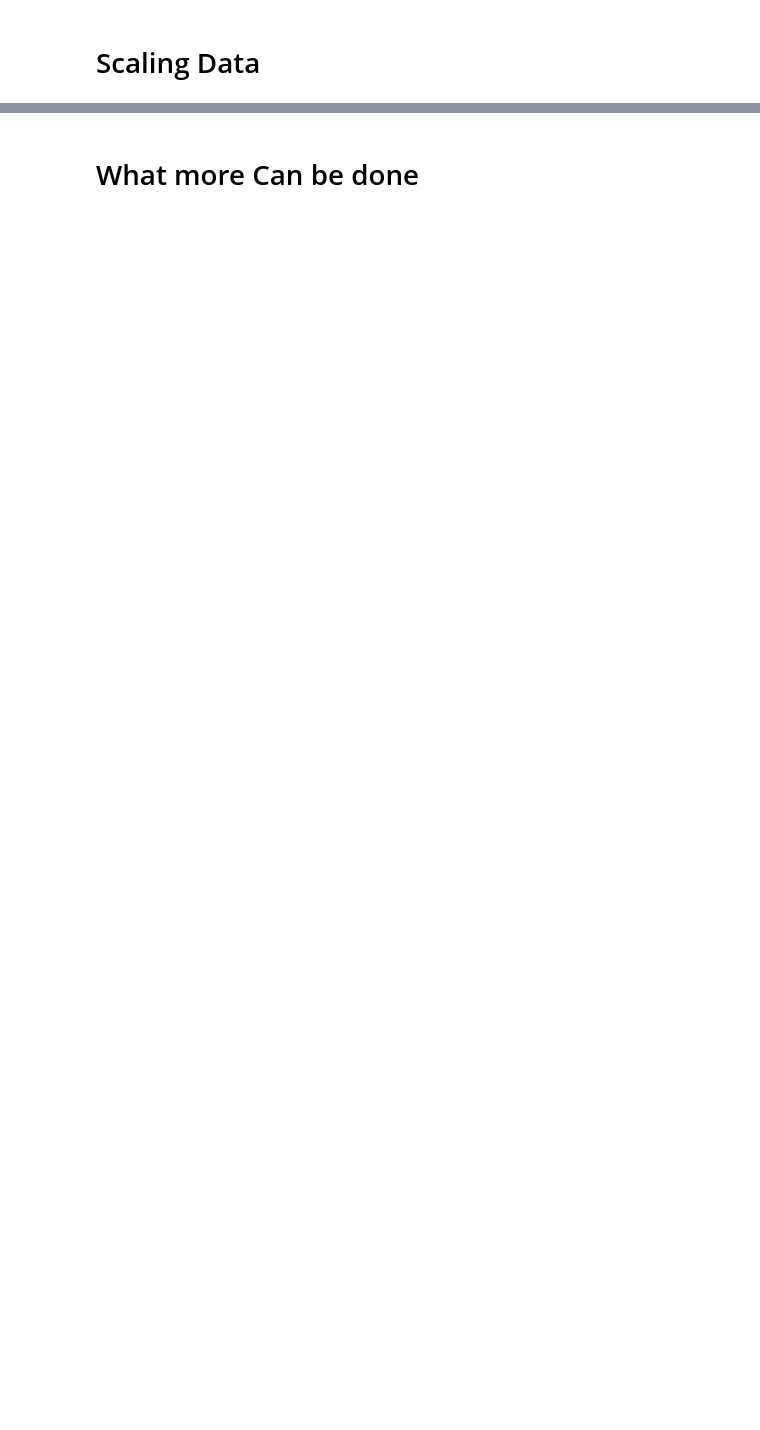
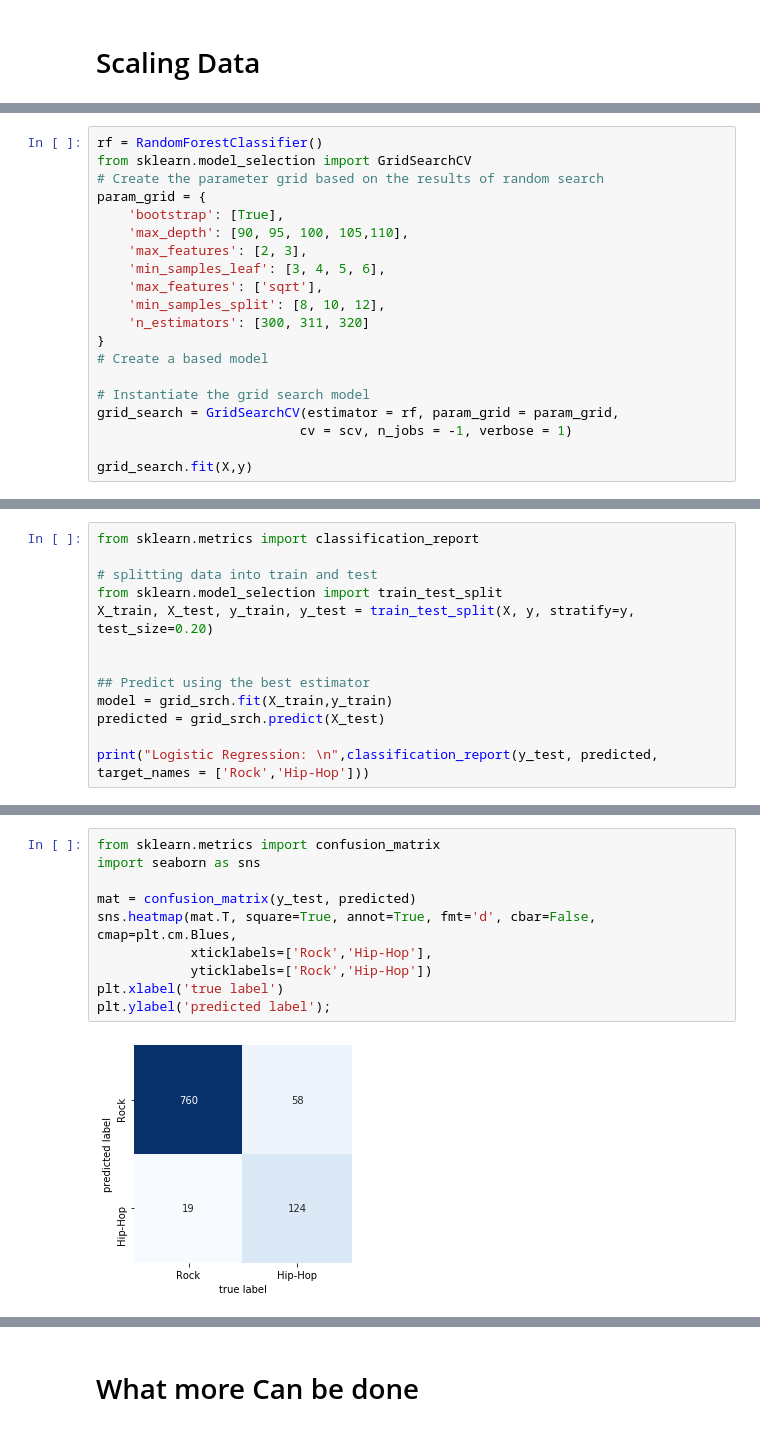
Before and after one commit to Raseshgarg/Song-Genre-Classification, a Jupyter notebook: Detailed_Classification.ipynb, the cells around one changed output, grey strips where cells are left out. Cells and saved outputs as stored; diff of their text form; blank space fills up the shorter version.

```diff
--- a/Detailed_Classification.ipynb
+++ b/Detailed_Classification.ipynb
@@ -470,0 +453,20 @@ SyntaxError: invalid syntax (<ipython-input-213-3debf2381671>, line 1)
+# %%
+rf = RandomForestClassifier()
+from sklearn.model_selection import GridSearchCV
+# Create the parameter grid based on the results of random search
+param_grid = {
+    'bootstrap': [True],
+    'max_depth': [90, 95, 100, 105,110],
+    'max_features': [2, 3],
+    'min_samples_leaf': [3, 4, 5, 6],
+    'max_features': ['sqrt'],
+    'min_samples_split': [8, 10, 12],
+    'n_estimators': [300, 311, 320]
+}
+# Create a based model
+
+# Instantiate the grid search model
+grid_search = GridSearchCV(estimator = rf, param_grid = param_grid,
+                          cv = scv, n_jobs = -1, verbose = 1)
+
+grid_search.fit(X,y)
@@ -470,0 +580,13 @@ SyntaxError: invalid syntax (<ipython-input-213-3debf2381671>, line 1)
+# %%
+from sklearn.metrics import classification_report
+
+# splitting data into train and test
+from sklearn.model_selection import train_test_split
+X_train, X_test, y_train, y_test = train_test_split(X, y, stratify=y, test_size=0.20)
+
+
+## Predict using the best estimator
+model = grid_srch.fit(X_train,y_train)
+predicted = grid_srch.predict(X_test)
+
+print("Logistic Regression: \n",classification_report(y_test, predicted, target_names = ['Rock','Hip-Hop']))
@@ -470,0 +603,12 @@ SyntaxError: invalid syntax (<ipython-input-213-3debf2381671>, line 1)
+# %%
+from sklearn.metrics import confusion_matrix
+import seaborn as sns
+
+mat = confusion_matrix(y_test, predicted)
+sns.heatmap(mat.T, square=True, annot=True, fmt='d', cbar=False, cmap=plt.cm.Blues,
+            xticklabels=['Rock','Hip-Hop'],
+            yticklabels=['Rock','Hip-Hop'])
+plt.xlabel('true label')
+plt.ylabel('predicted label');
+# %% [output]
+[figure, added]
```
Also changed, not shown: parts of 128 cells of this notebook.
